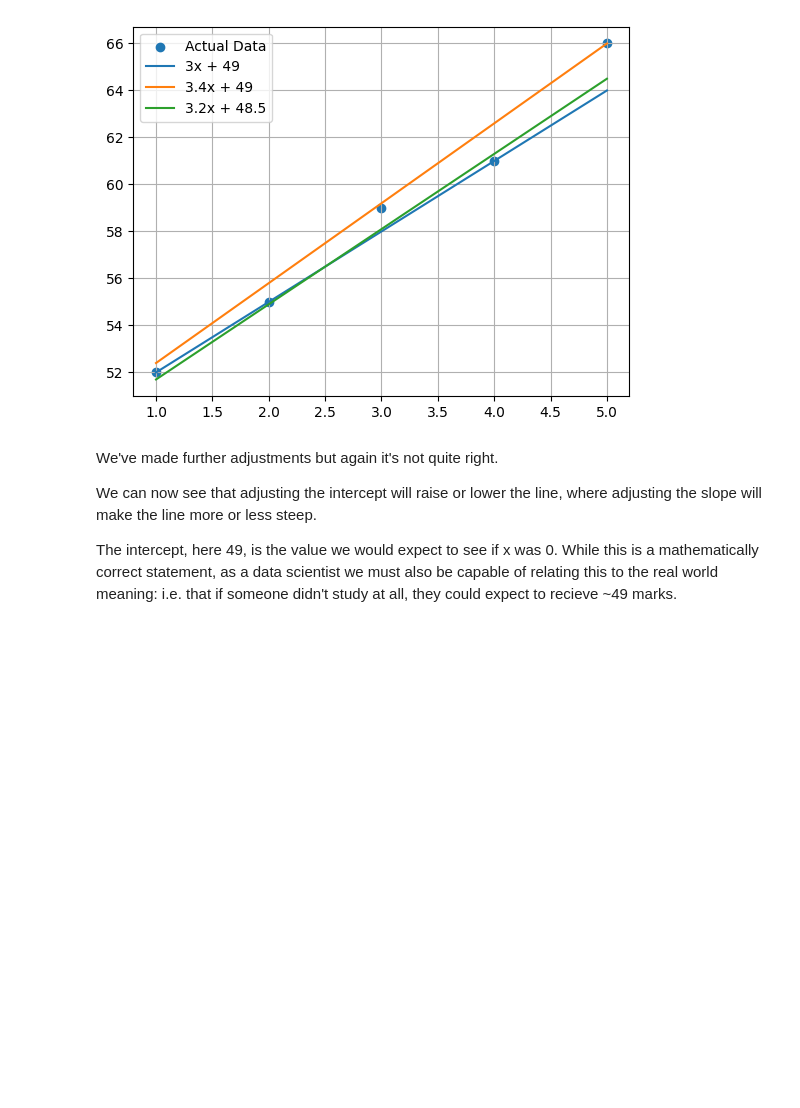
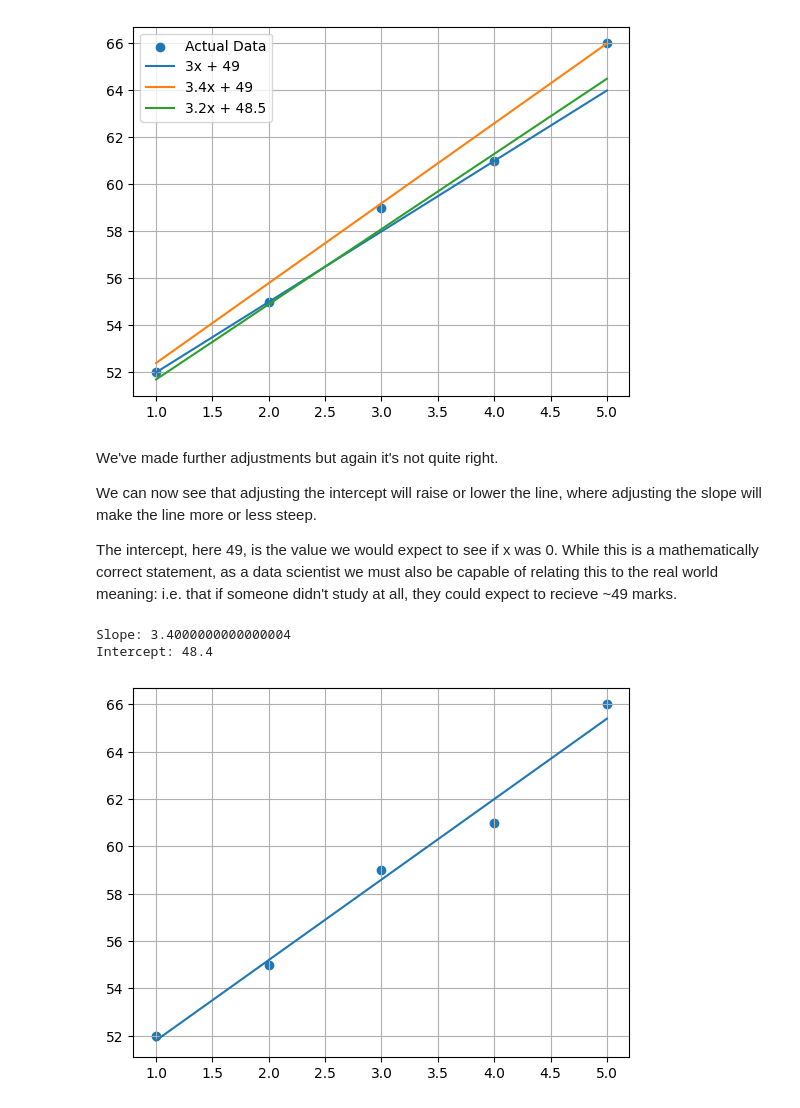
Before and after one commit to eightsixtwo/bpp_lectures, a Jupyter notebook: self_directed/Simple_maths_refresher_01.ipynb, the cells around one changed output. Saved outputs shown, nothing was run; the diff lists cells and outputs as text; code cells hidden in the pictures; blank space fills up the shorter version.

Commit message:
Added linear regression notebook - not yet complete.

```diff
--- a/self_directed/Simple_maths_refresher_01.ipynb
+++ b/self_directed/Simple_maths_refresher_01.ipynb
@@ -169,3 +169,27 @@ We've made further adjustments but again it's not quite right.
 We can now see that adjusting the intercept will raise or lower the line, where adjusting the slope will make the line more or less steep.
 
 The intercept, here 49, is the value we would expect to see if x was 0.  While this is a mathematically correct statement, as a data scientist we must also be capable of relating this to the real world meaning: i.e. that if someone didn't study at all, they could expect to recieve ~49 marks.
+# %%
+from sklearn.linear_model import LinearRegression
+
+X = np.array([1, 2, 3, 4, 5]).reshape(-1, 1)
+y = np.array([52, 55, 59, 61, 66])
+
+model = LinearRegression()
+model.fit(X, y)
+
+print("Slope:", model.coef_[0])
+print("Intercept:", model.intercept_)
+
+plt.scatter(X, y)
+
+x_line = np.linspace(1, 5, 100).reshape(-1, 1)
+y_line = model.predict(x_line)
+
+plt.plot(x_line, y_line)
+plt.grid()
+plt.show()
+# %% [output]
+Slope: 3.4000000000000004
+Intercept: 48.4
+[figure, added]
```
Also changed, not shown: parts of 13 cells of this notebook, 5 other files.
